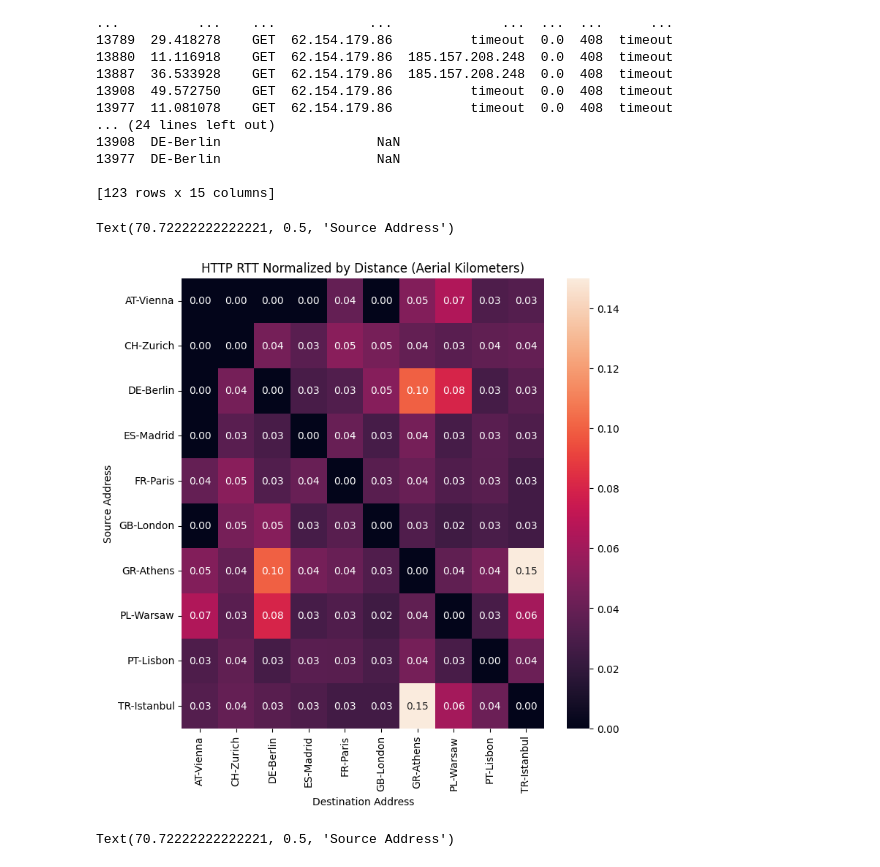
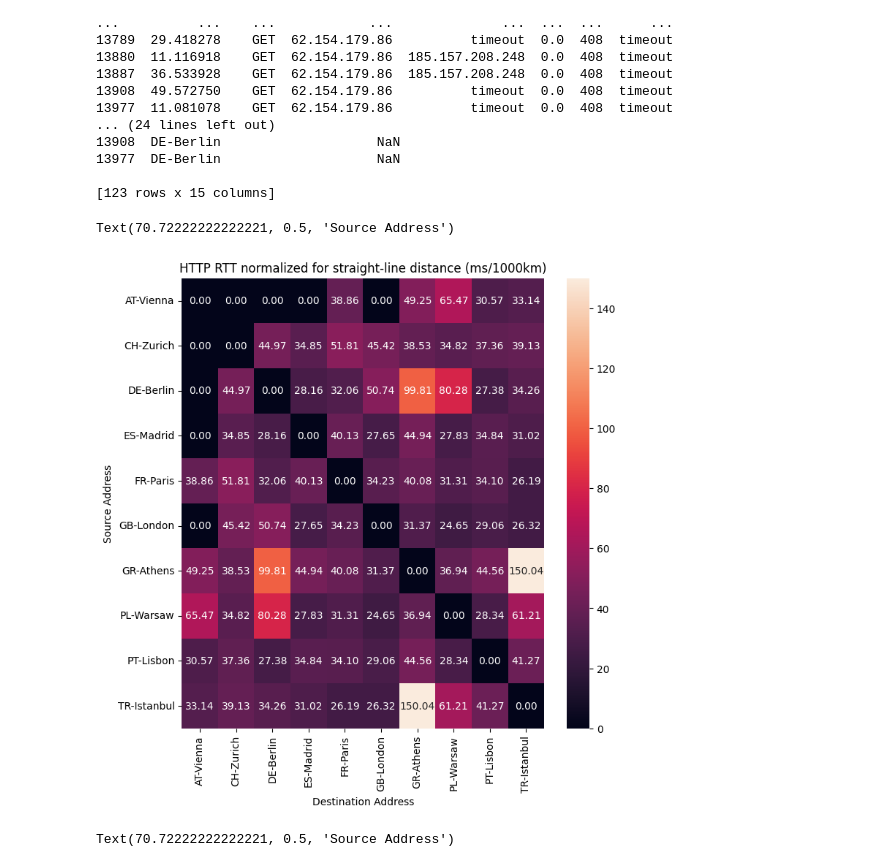
Before and after one commit to thomas-schleicher/software-praktikum, a Jupyter notebook: results/notebooks/full_http.ipynb, the cells around one changed output. Saved outputs shown, nothing was run; the diff lists cells and outputs as text; code cells hidden in the pictures.

Commit message:
graphing

```diff
--- a/results/notebooks/full_http.ipynb
+++ b/results/notebooks/full_http.ipynb
@@ -93,7 +93,7 @@ print(http_df)
 http_errors_df = http_df[http_df['res'] != 200]
 http_good_df   = http_df[http_df['rt'] >= 0.0]
 
-print(http_errors_df) #TODO: fix addr to timeout in fetcher and refetch http results
+print(http_errors_df)
 
 http_good_swapped = http_good_df.rename(columns={'src_addr':'dst_addr', 'dst_addr':'src_addr', 'src':'dst', 'dst':'src'})
 http_good_symmetric = pd.concat([http_good_df, http_good_swapped], ignore_index=True)
@@ -109,7 +109,7 @@ full_pairs = pd.DataFrame(list(product(all_names, all_names)), columns=['src', '
 full_pairs = full_pairs.merge(dist_df, on=['src', 'dst'], how='left')
 
 merged_good = full_pairs.merge(agg_http_good, on=['src','dst'], how='left')
-merged_good['ping_per_km'] = merged_good['rt'] / merged_good['distance_km']
+merged_good['ping_per_km'] = merged_good['rt'] / merged_good['distance_km'] * 1000
 merged_good = merged_good.fillna(0).pivot(index='src', columns='dst', values='ping_per_km')
 
 ping_good_heatmap_data = pd.merge(full_pairs, agg_http_good, on=['src', 'dst'], how='left').fillna(0).pivot(index='src', columns='dst', values='rt')
@@ -135,12 +135,12 @@ ping_errors_heatmap_data = pd.merge(full_pairs, agg_http_errors, on=['src', 'dst
 # %%
 plt.figure(figsize=(8,8))
 sns.heatmap(merged_good, annot=True, fmt="0.2f", cmap="rocket")
-plt.title("HTTP RTT Normalized by Distance (Aerial Kilometers)")
+plt.title("HTTP RTT normalized for straight-line distance (ms/1000km)")
 plt.xlabel("Destination Address")
 plt.ylabel("Source Address")
 # %% [output]
 Text(70.72222222222221, 0.5, 'Source Address')
-[figure, old version]
+[figure, new version]
 # %%
 plt.figure(figsize=(8,8))
 sns.heatmap(ping_good_heatmap_data, annot=True, fmt="0.2f", cmap="rocket")
```
Also changed, not shown: 5 other files.
